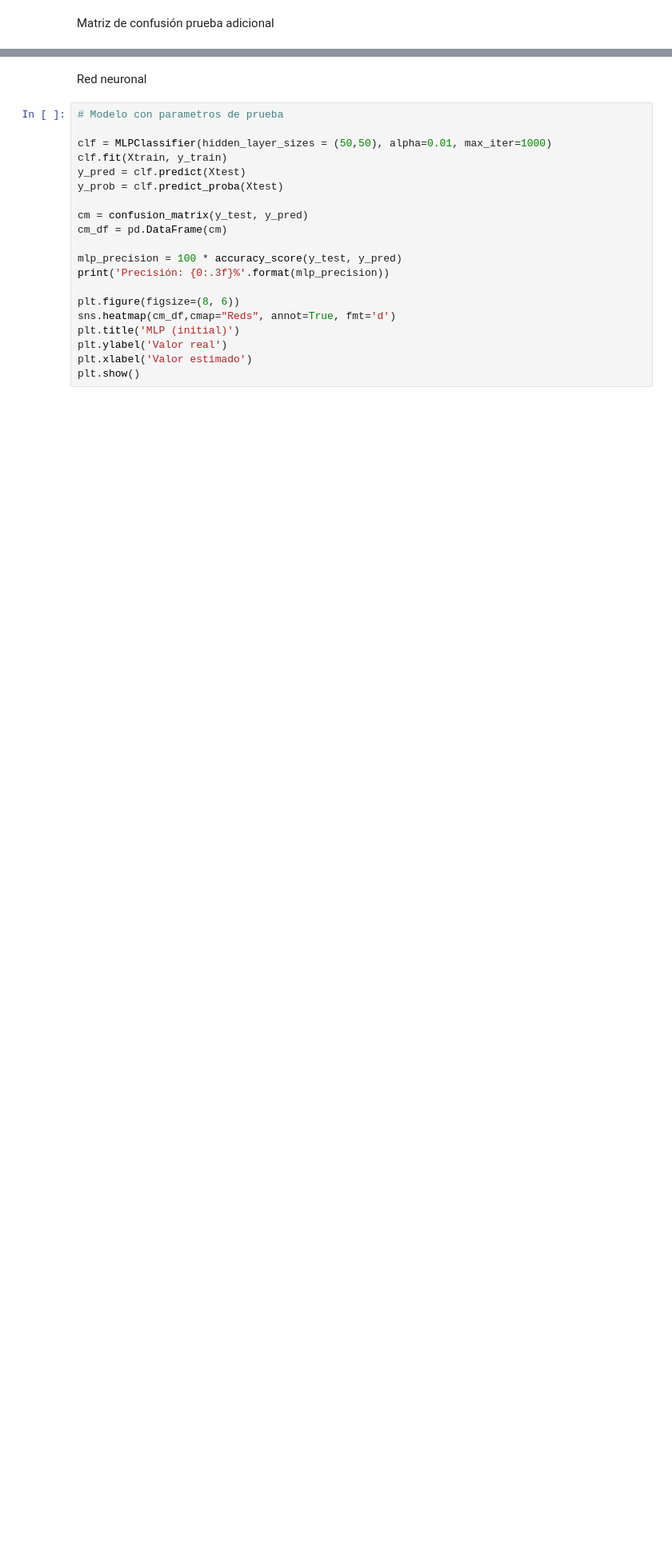
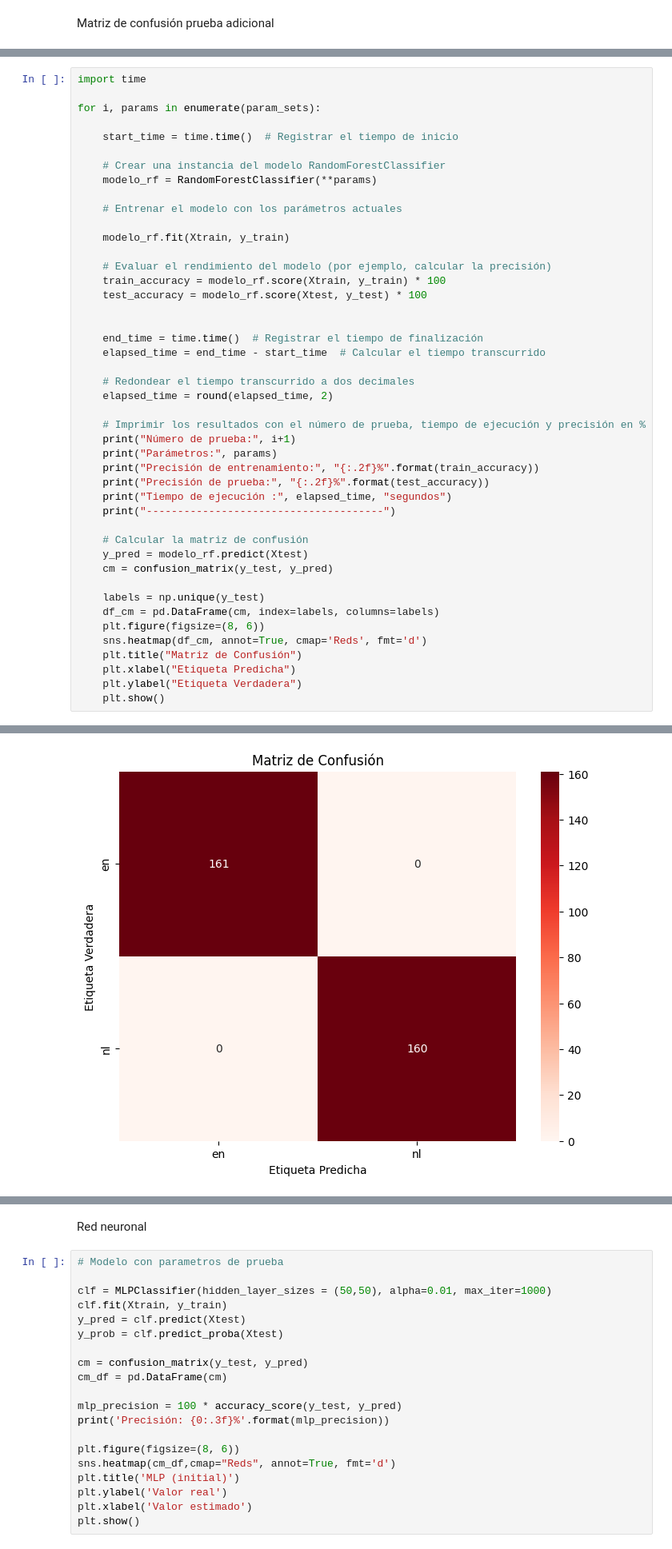
Before and after one commit to JoseQuinteroTC/IA-ML-, a Jupyter notebook: IA ML/Entregable_IA.ipynb, the cells around one changed output, grey strips where cells are left out. Shown at 80% size. Drawn from its saved outputs; the diff is of its cells as text; blank space fills up the shorter version.

```diff
--- a/IA ML/Entregable_IA.ipynb
+++ b/IA ML/Entregable_IA.ipynb
@@ -1032,0 +1057,46 @@ Precisión final: 97.819%
+# %%
+import time
+
+for i, params in enumerate(param_sets):
+
+    start_time = time.time()  # Registrar el tiempo de inicio
+
+    # Crear una instancia del modelo RandomForestClassifier
+    modelo_rf = RandomForestClassifier(**params)
+
+    # Entrenar el modelo con los parámetros actuales
+
+    modelo_rf.fit(Xtrain, y_train)
+
+    # Evaluar el rendimiento del modelo (por ejemplo, calcular la precisión)
+    train_accuracy = modelo_rf.score(Xtrain, y_train) * 100
+    test_accuracy = modelo_rf.score(Xtest, y_test) * 100
+
+
+    end_time = time.time()  # Registrar el tiempo de finalización
+    elapsed_time = end_time - start_time  # Calcular el tiempo transcurrido
+
+    # Redondear el tiempo transcurrido a dos decimales
+    elapsed_time = round(elapsed_time, 2)
+
+    # Imprimir los resultados con el número de prueba, tiempo de ejecución y precisión en %
+    print("Número de prueba:", i+1)
+    print("Parámetros:", params)
+    print("Precisión de entrenamiento:", "{:.2f}%".format(train_accuracy))
+    print("Precisión de prueba:", "{:.2f}%".format(test_accuracy))
+    print("Tiempo de ejecución :", elapsed_time, "segundos")
+    print("--------------------------------------")
+
+    # Calcular la matriz de confusión
+    y_pred = modelo_rf.predict(Xtest)
+    cm = confusion_matrix(y_test, y_pred)
+
+    labels = np.unique(y_test)
+    df_cm = pd.DataFrame(cm, index=labels, columns=labels)
+    plt.figure(figsize=(8, 6))
+    sns.heatmap(df_cm, annot=True, cmap='Reds', fmt='d')
+    plt.title("Matriz de Confusión")
+    plt.xlabel("Etiqueta Predicha")
+    plt.ylabel("Etiqueta Verdadera")
+    plt.show()
+# %% [output]
@@ -1032,0 +1109 @@ Precisión final: 97.819%
+[figure, added]
```
Also changed, not shown: parts of 27 cells of this notebook, 1 other file.
